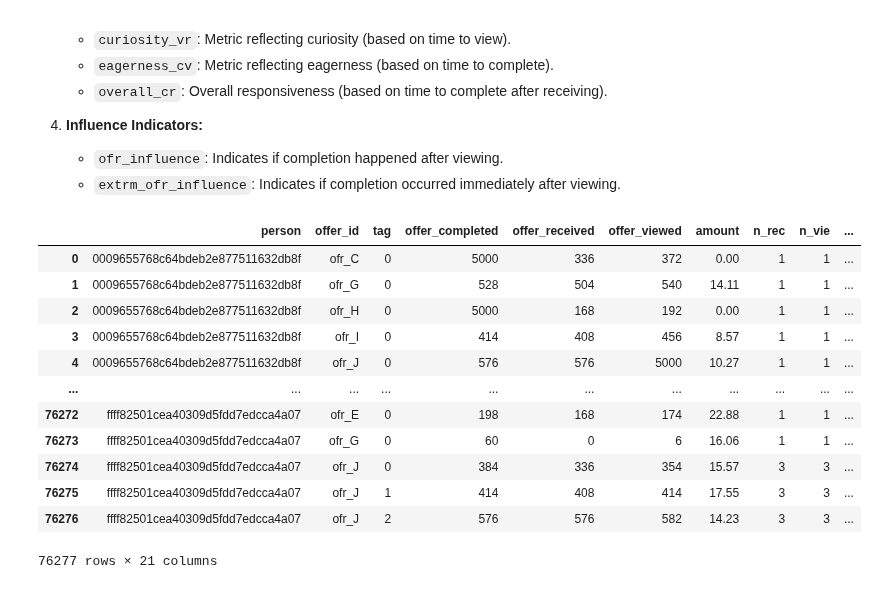
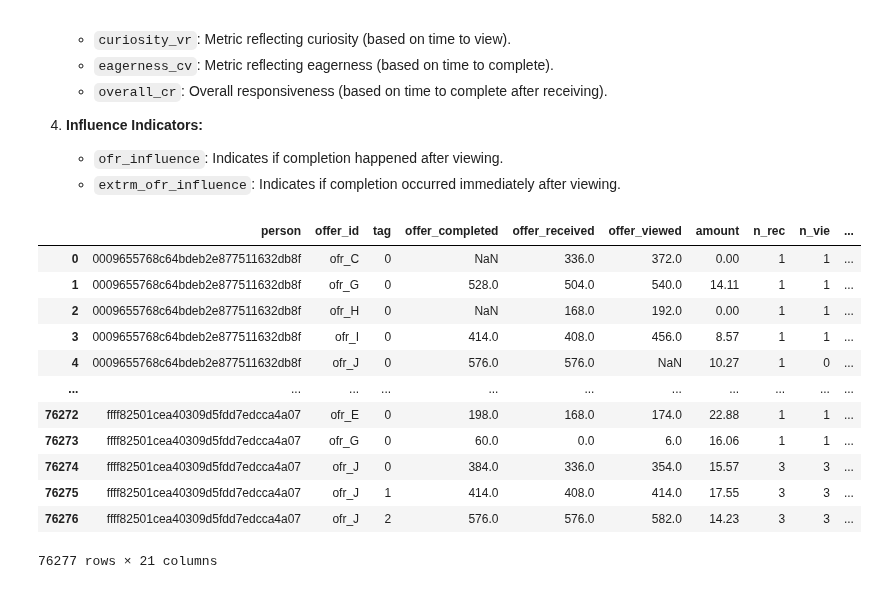
Before and after one commit to Niltonjuniorphd/Starbucks_project, a Jupyter notebook: Starbucks_Capstone_notebook.ipynb, the cells around one changed output. Drawn from its saved outputs; the diff is of its cells as text; code cells hidden in the pictures.

```diff
--- a/Starbucks_Capstone_notebook.ipynb
+++ b/Starbucks_Capstone_notebook.ipynb
@@ -473,7 +320,7 @@ person_activity = (
     transcript_b[transcript_b['event'] != 'transaction']
     .groupby(['person', 'offer_id', 'tag', 'event'])['time']
     .first()
-    .unstack(fill_value=5000)
+    .unstack() #fill_value=5000
     .reset_index()
 )
 
@@ -508,47 +355,45 @@ aggregations2 = transcript_b[transcript_b['event'] == 'transaction'].groupby(['p
 
 )
 
 person_activity = person_activity.merge(aggregations2, on=['person'], how='left')
 
 
 # Creating other features directly from the person_activity dataframe
 
 person_activity['to_vr'] = person_activity['offer_viewed'] - person_activity['offer_received']
 person_activity['to_cv'] = person_activity['offer_completed'] - person_activity['offer_viewed']
 person_activity['to_cr'] = person_activity['offer_completed'] - person_activity['offer_received']
 
 person_activity['curiosity_vr'] = (1 / (person_activity['to_vr'] + 1)) * 100
 person_activity['eagerness_cv'] = (1 / (person_activity['to_cv'] + 1)) * 100
 person_activity['overall_cr'] = (1 / (person_activity['to_cr'] + 1)) * 100
 
 person_activity['ofr_influence'] = ((person_activity['offer_completed'] != 1000) & (person_activity['offer_completed'] >= person_activity['offer_viewed']))
 person_activity['extrm_ofr_influence'] = ((person_activity['offer_viewed'] != 1000) & (person_activity['offer_completed'] == person_activity['offer_viewed']))
 
-person_activity['avg_time_to_engage'] = (
-    (person_activity['to_vr'] + person_activity['to_cv']) / 2
-)
+person_activity['avg_time_to_engage'] = ((person_activity['to_vr'] + person_activity['to_cv']) / 2)
 
 
 person_activity.loc[:,'amount'] = person_activity.loc[:,'amount'].fillna(0)
 person_activity.loc[:,'n_tran'] = person_activity.loc[:,'n_tran'].fillna(0)
 person_activity.loc[:,'amt_mean'] = person_activity.loc[:,'amt_mean'].fillna(0)
 
 person_activity = person_activity.round(2)
 
 person_activity
 # %% [output]
 |  | person | offer_id | tag | offer_completed | offer_received | offer_viewed | amount | n_rec | n_vie | ... |
-| 0 | 0009655768c64bdeb2e877511632db8f | ofr_C | 0 | 5000 | 336 | 372 | 0.00 | 1 | 1 | ... |
-| 1 | 0009655768c64bdeb2e877511632db8f | ofr_G | 0 | 528 | 504 | 540 | 14.11 | 1 | 1 | ... |
-| 2 | 0009655768c64bdeb2e877511632db8f | ofr_H | 0 | 5000 | 168 | 192 | 0.00 | 1 | 1 | ... |
-| 3 | 0009655768c64bdeb2e877511632db8f | ofr_I | 0 | 414 | 408 | 456 | 8.57 | 1 | 1 | ... |
-| 4 | 0009655768c64bdeb2e877511632db8f | ofr_J | 0 | 576 | 576 | 5000 | 10.27 | 1 | 1 | ... |
+| 0 | 0009655768c64bdeb2e877511632db8f | ofr_C | 0 | NaN | 336.0 | 372.0 | 0.00 | 1 | 1 | ... |
+| 1 | 0009655768c64bdeb2e877511632db8f | ofr_G | 0 | 528.0 | 504.0 | 540.0 | 14.11 | 1 | 1 | ... |
+| 2 | 0009655768c64bdeb2e877511632db8f | ofr_H | 0 | NaN | 168.0 | 192.0 | 0.00 | 1 | 1 | ... |
+| 3 | 0009655768c64bdeb2e877511632db8f | ofr_I | 0 | 414.0 | 408.0 | 456.0 | 8.57 | 1 | 1 | ... |
+| 4 | 0009655768c64bdeb2e877511632db8f | ofr_J | 0 | 576.0 | 576.0 | NaN | 10.27 | 1 | 0 | ... |
 | ... | ... | ... | ... | ... | ... | ... | ... | ... | ... | ... |
-| 76272 | ffff82501cea40309d5fdd7edcca4a07 | ofr_E | 0 | 198 | 168 | 174 | 22.88 | 1 | 1 | ... |
-| 76273 | ffff82501cea40309d5fdd7edcca4a07 | ofr_G | 0 | 60 | 0 | 6 | 16.06 | 1 | 1 | ... |
-| 76274 | ffff82501cea40309d5fdd7edcca4a07 | ofr_J | 0 | 384 | 336 | 354 | 15.57 | 3 | 3 | ... |
-| 76275 | ffff82501cea40309d5fdd7edcca4a07 | ofr_J | 1 | 414 | 408 | 414 | 17.55 | 3 | 3 | ... |
-| 76276 | ffff82501cea40309d5fdd7edcca4a07 | ofr_J | 2 | 576 | 576 | 582 | 14.23 | 3 | 3 | ... |
+| 76272 | ffff82501cea40309d5fdd7edcca4a07 | ofr_E | 0 | 198.0 | 168.0 | 174.0 | 22.88 | 1 | 1 | ... |
+| 76273 | ffff82501cea40309d5fdd7edcca4a07 | ofr_G | 0 | 60.0 | 0.0 | 6.0 | 16.06 | 1 | 1 | ... |
+| 76274 | ffff82501cea40309d5fdd7edcca4a07 | ofr_J | 0 | 384.0 | 336.0 | 354.0 | 15.57 | 3 | 3 | ... |
+| 76275 | ffff82501cea40309d5fdd7edcca4a07 | ofr_J | 1 | 414.0 | 408.0 | 414.0 | 17.55 | 3 | 3 | ... |
+| 76276 | ffff82501cea40309d5fdd7edcca4a07 | ofr_J | 2 | 576.0 | 576.0 | 582.0 | 14.23 | 3 | 3 | ... |
 76277 rows × 21 columns
 # %%
 person_activity.info()
```
Also changed, not shown: parts of 48 cells of this notebook.
